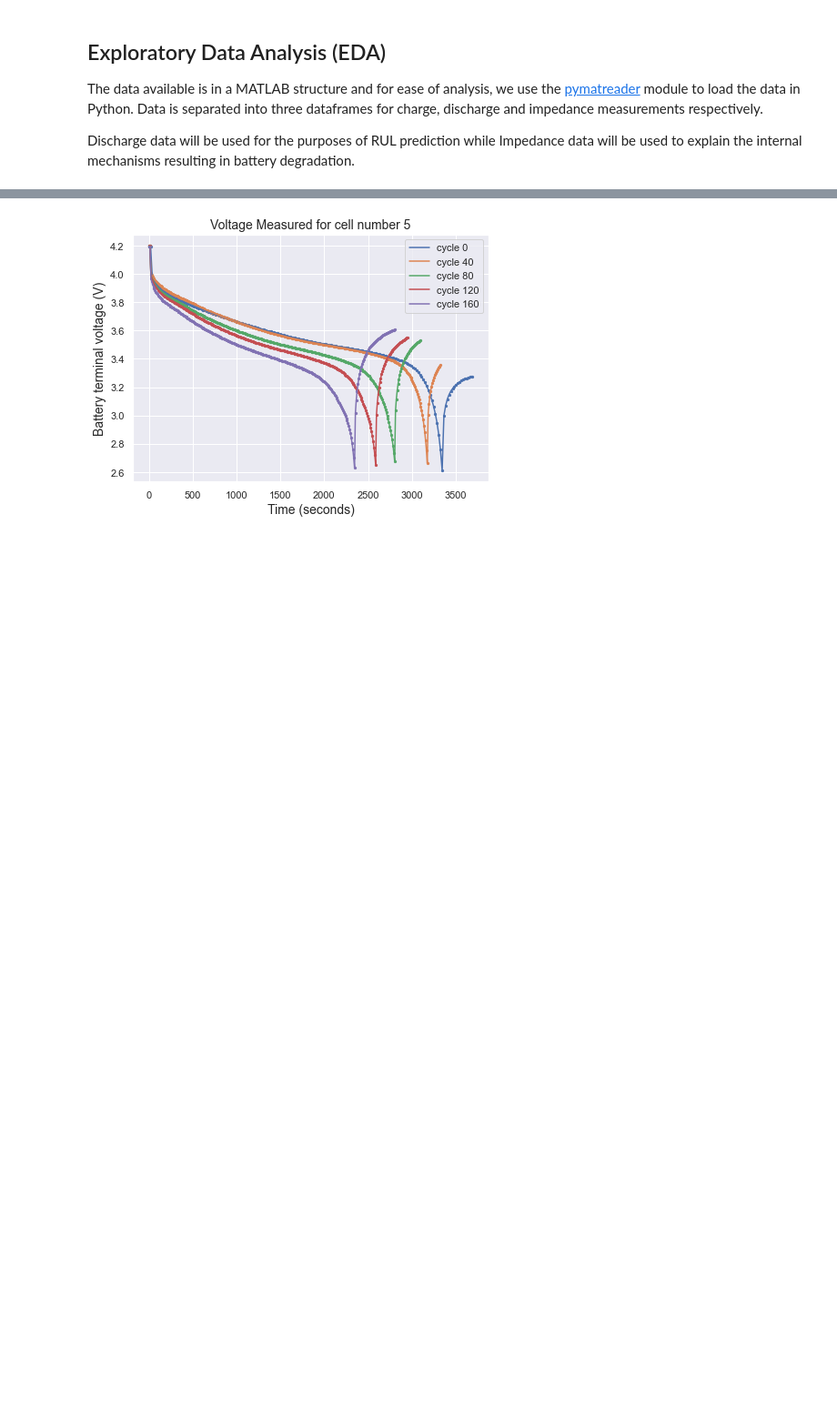
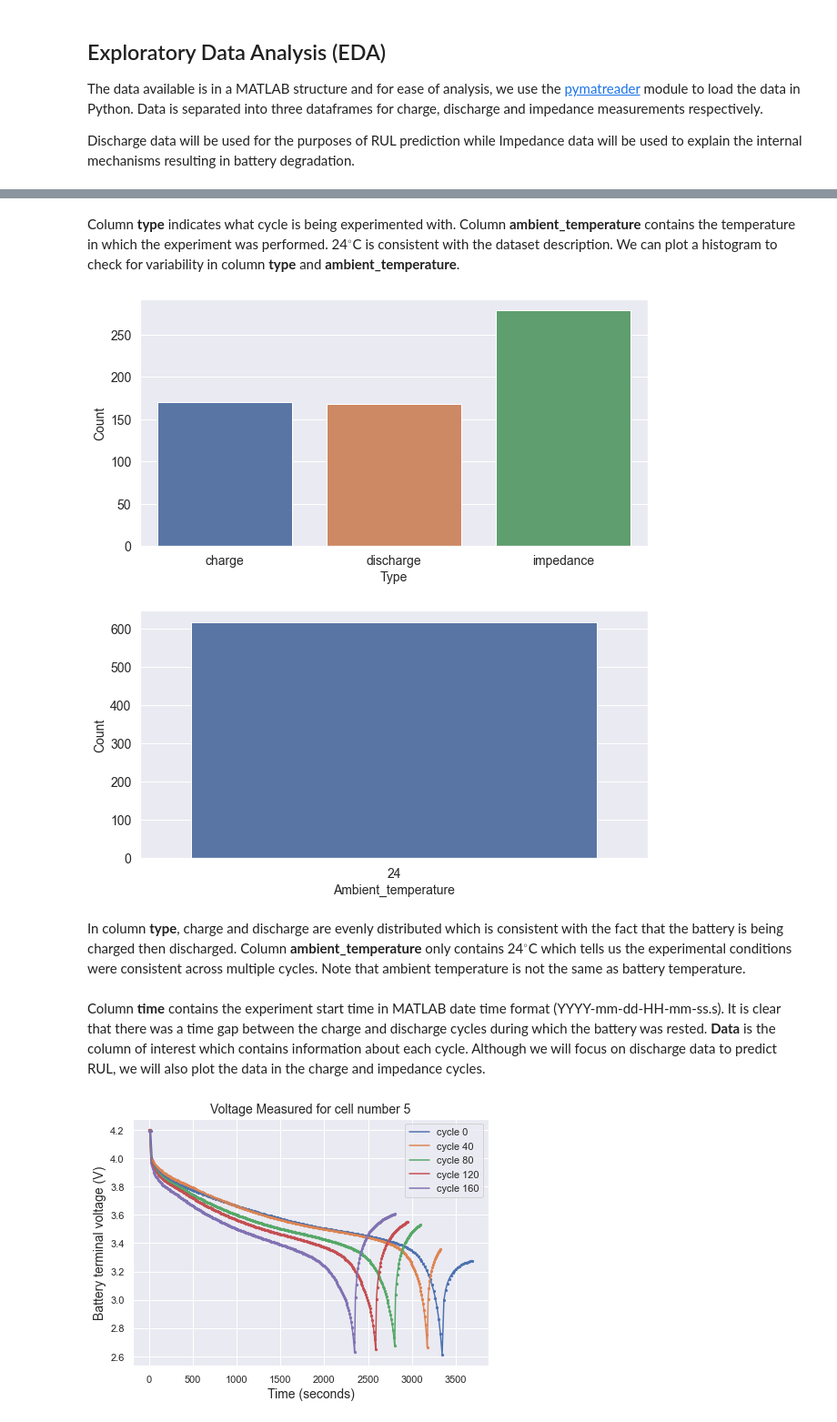
Before and after one commit to aweditya/ev-battery-degradation, a Jupyter notebook: Predicting RUL of EV Batteries.ipynb, the cells around one changed output, grey strips where cells are left out. Shown at 91% size. Saved outputs shown, nothing was run; the diff lists cells and outputs as text; code cells hidden in the pictures; blank space fills up the shorter version.

Commit message:
Added code for histogram plotting and added descriptions about the same

```diff
--- a/Predicting RUL of EV Batteries.ipynb
+++ b/Predicting RUL of EV Batteries.ipynb
@@ -47,3 +47,6 @@ Each battery is subjected to 168 charge-discharge cycles which results in accele
 The data available is in a MATLAB structure and for ease of analysis, we use the [pymatreader](https://pypi.org/project/pymatreader/) module to load the data in Python. Data is separated into three dataframes for charge, discharge and impedance measurements respectively.
 
 Discharge data will be used for the purposes of RUL prediction while Impedance data will be used to explain the internal mechanisms resulting in battery degradation.
+# %%
+data = read_mat('B0005.mat')
+df = pd.DataFrame(data['B0005']['cycle'])
@@ -49,0 +69,25 @@ Discharge data will be used for the purposes of RUL prediction while Impedance d
+# %% [markdown]
+Column **type** indicates what cycle is being experimented with. Column **ambient_temperature** contains the temperature in which the experiment was performed. 24$^\circ$C is consistent with the dataset description. We can plot a histogram to check for variability in column **type** and **ambient_temperature**.
+# %%
+# Function to make a histogram plot for different columns in the data
+def plot_histogram(df, col):
+    plt.figure(figsize=(10, 5))
+    ax = sns.countplot(data = df, x = col)
+
+    # Change axis labels
+    plt.xlabel(col.capitalize(), fontsize=14)
+    plt.ylabel('Count', fontsize=14)
+
+    # Change tick sizes
+    plt.xticks(fontsize=14)
+    plt.yticks(fontsize=14)
+
+plot_histogram(df=df, col='type')
+plot_histogram(df=df, col='ambient_temperature')
+# %% [output]
+[figure, added]
+[figure, added]
+# %% [markdown]
+In column **type**, charge and discharge are evenly distributed which is consistent with the fact that the battery is being charged then discharged. Column **ambient_temperature** only contains 24$^\circ$C which tells us the experimental conditions were consistent across multiple cycles. Note that ambient temperature is not the same as battery temperature.
+# %% [markdown]
+Column **time** contains the experiment start time in MATLAB date time format (YYYY-mm-dd-HH-mm-ss.s). It is clear that there was a time gap between the charge and discharge cycles during which the battery was rested. **Data** is the column of interest which contains information about each cycle. Although we will focus on discharge data to predict RUL, we will also plot the data in the charge and impedance cycles.
```
Also changed, not shown: parts of 3 cells of this notebook.
